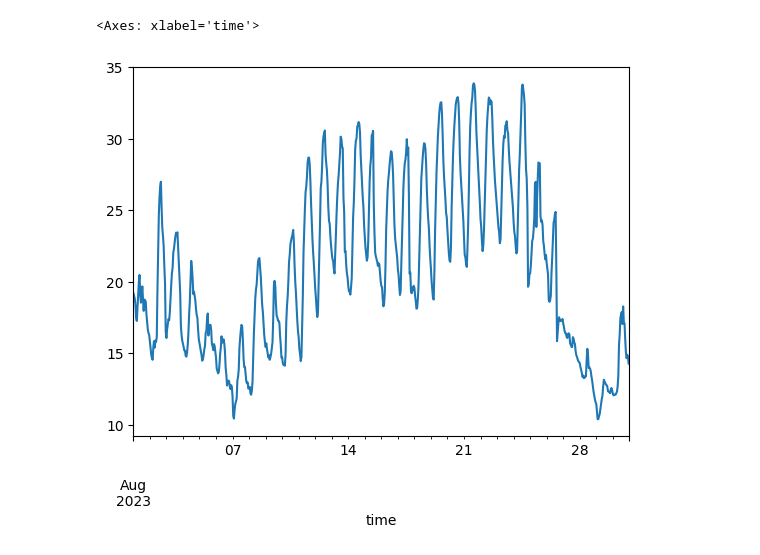
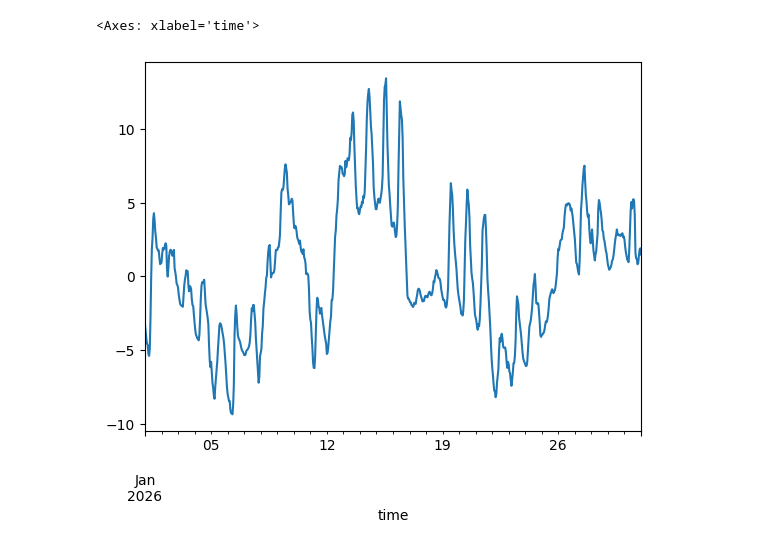
Before and after one commit to DanielKuebi/lmu_meteo_api, a Jupyter notebook: notebooks/usage_example.ipynb, the cells around one changed output. Cells and saved outputs as stored; diff of their text form; code cells hidden in the pictures.

```diff
--- a/notebooks/usage_example.ipynb
+++ b/notebooks/usage_example.ipynb
@@ -3,6 +5,6 @@ from lmu_meteo_api import interface
 # %%
-start_time = "2023-08-01T00-00-00"
-end_time = "2023-08-31T00-00-00"
+start_time = "2026-01-01T00-00-00"
+end_time = "2026-01-31T00-00-00"
 
 station_id = 'MIM01' # Stadtstation
 #station_id = 'MIM03' # Garchingstation
@@ -28,6 +44,6 @@ data = lmu_api.get_meteo_data(parameters=parameters,
 # %%
 # plot data
-(data['air_temperature_30m']-273.15).resample('1h').mean().plot()
+data['air_temperature_30m'].resample('1h').mean().plot()
 # %% [output]
 <Axes: xlabel='time'>
-[figure, old version]
+[figure, new version]
```
Also changed, not shown: parts of 2 cells of this notebook, 5 other files.
